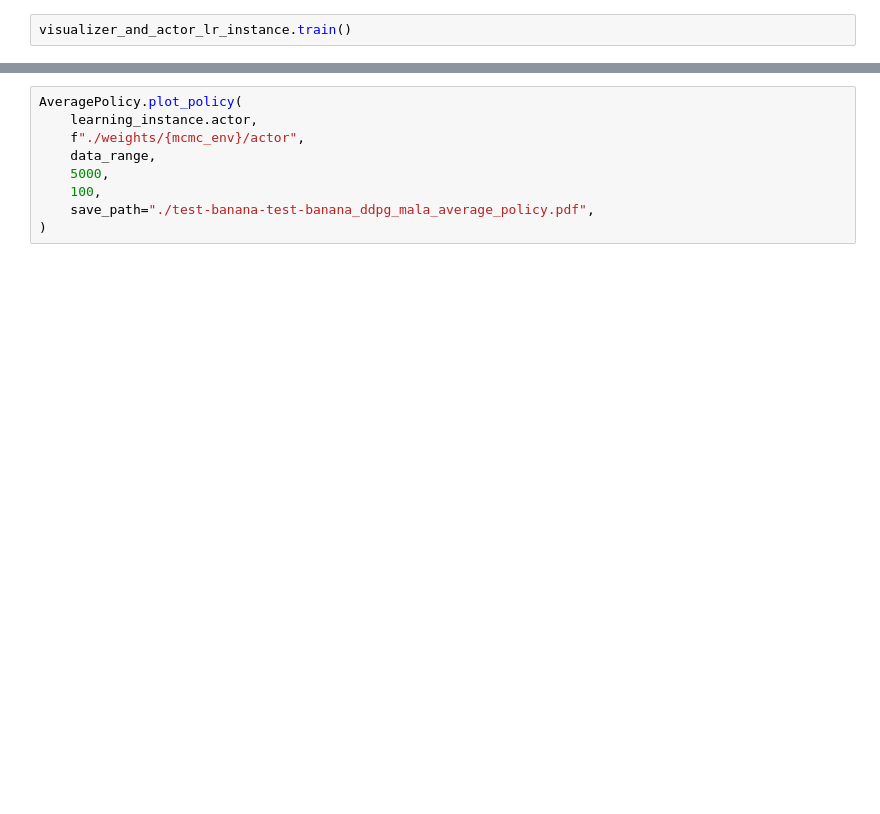
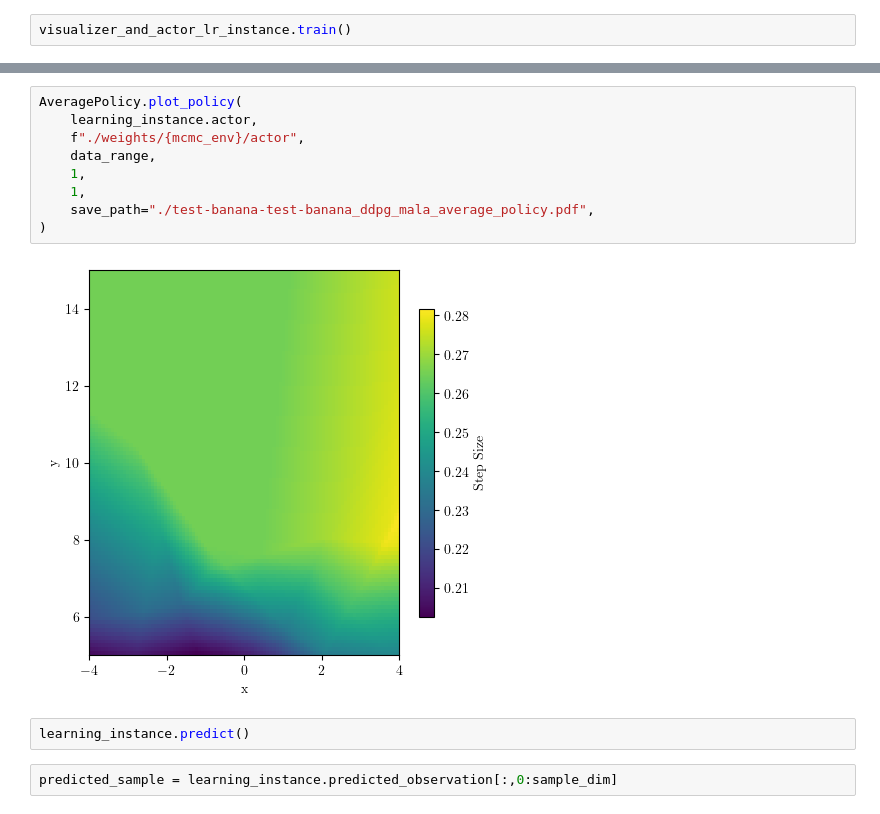
Before and after one commit to congyewang/Harnessing-the-Power-of-Reinforcement-Learning-for-Adaptive-MCMC, a Jupyter notebook: experiments/banana/banana_flex_mala.ipynb, the cells around one changed output, grey strips where cells are left out. Saved outputs shown, nothing was run; the diff lists cells and outputs as text; blank space fills up the shorter version.

```diff
--- a/experiments/banana/banana_flex_mala.ipynb
+++ b/experiments/banana/banana_flex_mala.ipynb
@@ -103,9 +123,15 @@ reward = pipe(
 # %%
 AveragePolicy.plot_policy(
     learning_instance.actor,
     f"./weights/{mcmc_env}/actor",
     data_range,
-    5000,
-    100,
+    1,
+    1,
     save_path="./test-banana-test-banana_ddpg_mala_average_policy.pdf",
 )
+# %% [output]
+[figure, added]
+# %%
+learning_instance.predict()
+# %%
+predicted_sample = learning_instance.predicted_observation[:,0:sample_dim]
```
Also changed, not shown: parts of 12 cells of this notebook, 19 other files.
